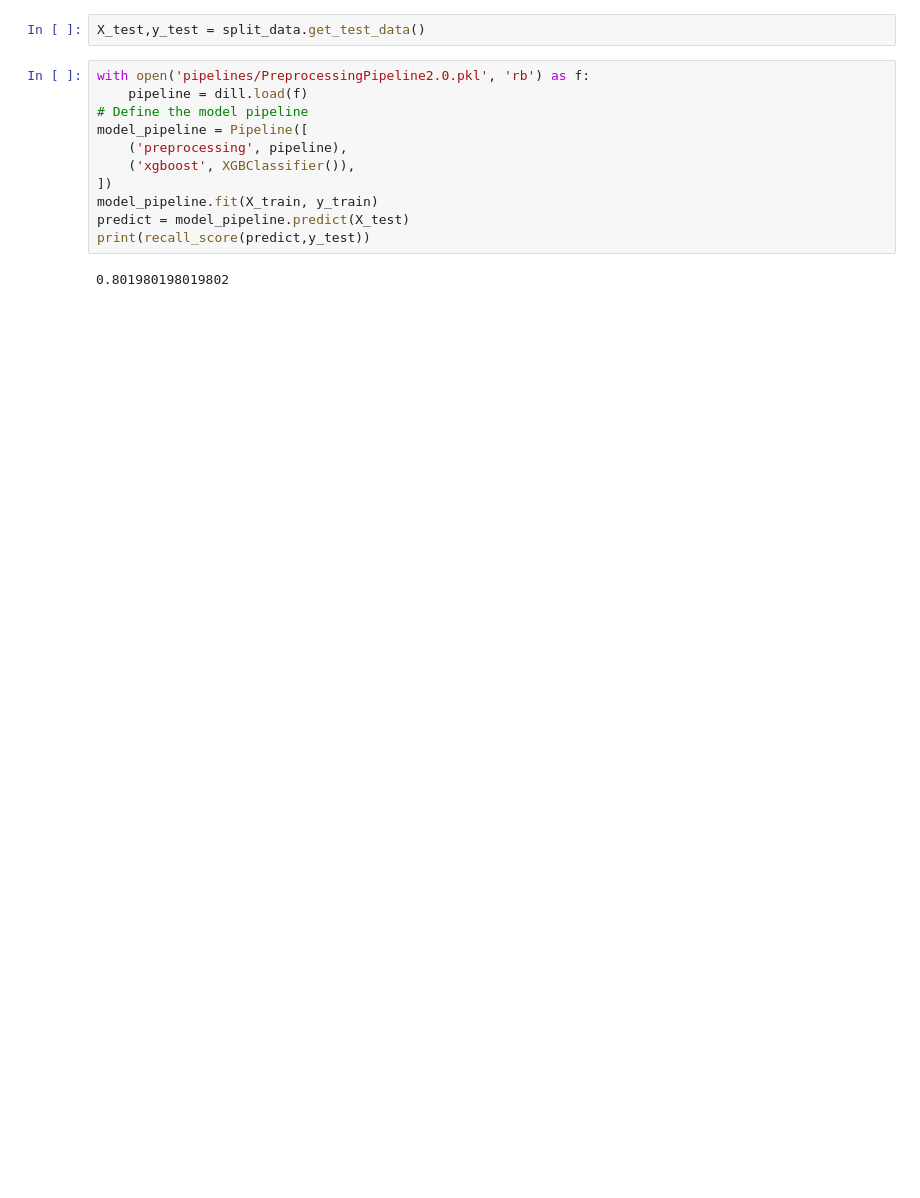
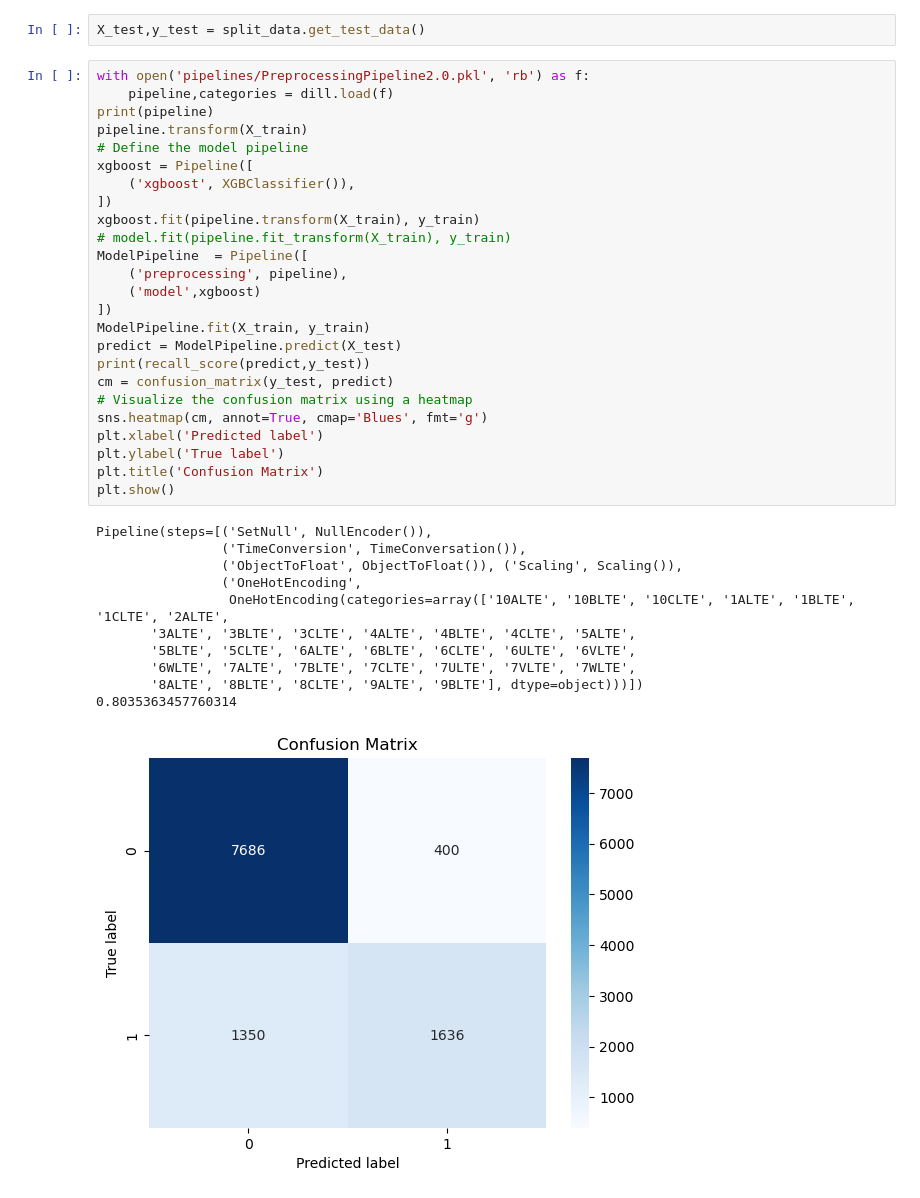
Before and after one commit to nikulnayi/Telewire-Analytics, a Jupyter notebook: notebooks/test.ipynb, the cells around one changed output. Drawn from its saved outputs; the diff is of its cells as text; blank space fills up the shorter version.

Commit message:
Implimentation and testing of XGboost

```diff
--- a/notebooks/test.ipynb
+++ b/notebooks/test.ipynb
@@ -23,16 +50,40 @@ X_train,y_train = split_data.get_train_data()
 X_test,y_test = split_data.get_test_data()
 # %%
 with open('pipelines/PreprocessingPipeline2.0.pkl', 'rb') as f:
-    pipeline = dill.load(f)
+    pipeline,categories = dill.load(f)
+print(pipeline)
+pipeline.transform(X_train)
 # Define the model pipeline
-model_pipeline = Pipeline([
-    ('preprocessing', pipeline),
+xgboost = Pipeline([
     ('xgboost', XGBClassifier()),
 ])
-model_pipeline.fit(X_train, y_train)
-predict = model_pipeline.predict(X_test)
+xgboost.fit(pipeline.transform(X_train), y_train)
+# model.fit(pipeline.fit_transform(X_train), y_train)
+ModelPipeline  = Pipeline([
+    ('preprocessing', pipeline),
+    ('model',xgboost)
+])
+ModelPipeline.fit(X_train, y_train)
+predict = ModelPipeline.predict(X_test)
 print(recall_score(predict,y_test))
+cm = confusion_matrix(y_test, predict)
+# Visualize the confusion matrix using a heatmap
+sns.heatmap(cm, annot=True, cmap='Blues', fmt='g')
+plt.xlabel('Predicted label')
+plt.ylabel('True label')
+plt.title('Confusion Matrix')
+plt.show()
 # %% [output]
-0.801980198019802
+Pipeline(steps=[('SetNull', NullEncoder()),
+                ('TimeConversion', TimeConversation()),
+                ('ObjectToFloat', ObjectToFloat()), ('Scaling', Scaling()),
+                ('OneHotEncoding',
+                 OneHotEncoding(categories=array(['10ALTE', '10BLTE', '10CLTE', '1ALTE', '1BLTE', '1CLTE', '2ALTE',
+       '3ALTE', '3BLTE', '3CLTE', '4ALTE', '4BLTE', '4CLTE', '5ALTE',
+       '5BLTE', '5CLTE', '6ALTE', '6BLTE', '6CLTE', '6ULTE', '6VLTE',
+       '6WLTE', '7ALTE', '7BLTE', '7CLTE', '7ULTE', '7VLTE', '7WLTE',
+       '8ALTE', '8BLTE', '8CLTE', '9ALTE', '9BLTE'], dtype=object)))])
+0.8035363457760314
+[figure, added]
 # %%
 with open('../models/ModelXGboost.pkl', 'wb') as f:
```
Also changed, not shown: parts of 5 cells of this notebook.
